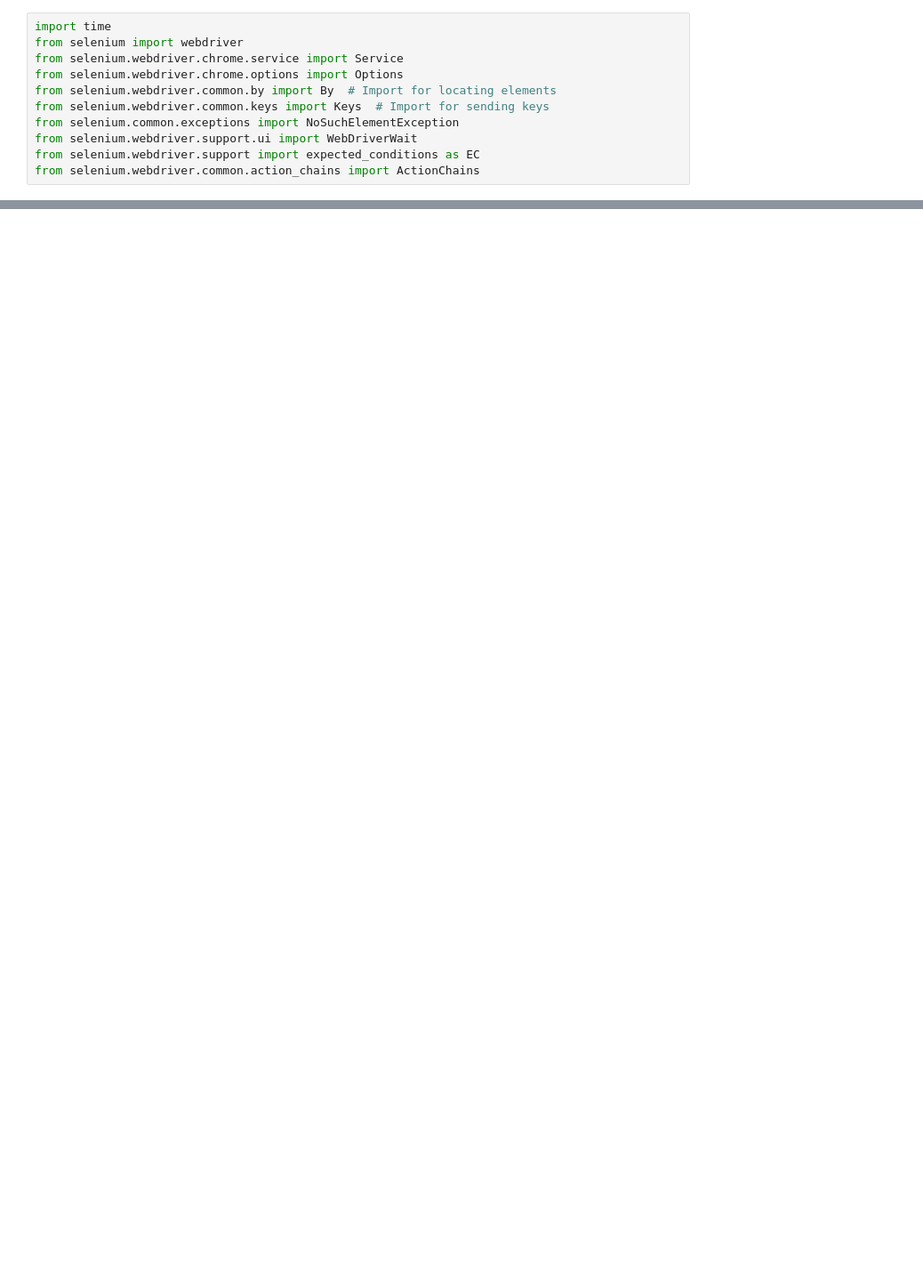
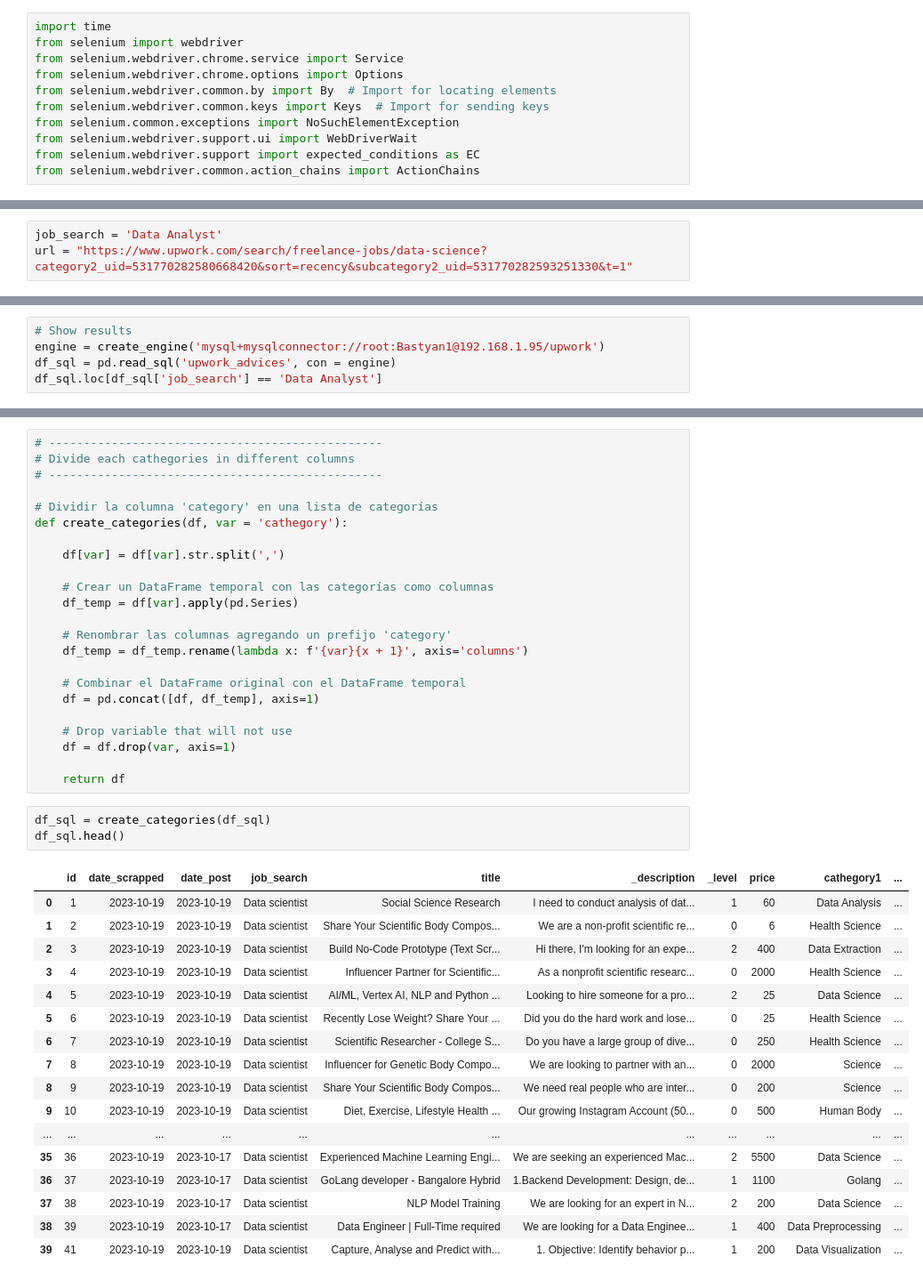
Before and after one commit to bastianbm7/upWork_scrap, a Jupyter notebook: Untitled.ipynb, the cells around one changed output, grey strips where cells are left out. Shown at 89% size. Saved outputs shown, nothing was run; the diff lists cells and outputs as text; blank space fills up the shorter version.

```diff
--- a/Untitled.ipynb
+++ b/Untitled.ipynb
@@ -214,0 +222,3 @@ df_scrapped.to_sql(name='upwork_advices', con=engine, if_exists='append', index=
+# %%
+job_search = 'Data Analyst'
+url = "https://www.upwork.com/search/freelance-jobs/data-science?category2_uid=531770282580668420&sort=recency&subcategory2_uid=531770282593251330&t=1"
@@ -214,0 +275,5 @@ df_scrapped.to_sql(name='upwork_advices', con=engine, if_exists='append', index=
+# %%
+# Show results
+engine = create_engine('mysql+mysqlconnector://root:Bastyan1@192.168.1.95/upwork')
+df_sql = pd.read_sql('upwork_advices', con = engine)
+df_sql.loc[df_sql['job_search'] == 'Data Analyst']
@@ -214,0 +284,44 @@ df_scrapped.to_sql(name='upwork_advices', con=engine, if_exists='append', index=
+# %%
+# ------------------------------------------------
+# Divide each cathegories in different columns
+# ------------------------------------------------
+
+# Dividir la columna 'category' en una lista de categorías
+def create_categories(df, var = 'cathegory'):
+
+    df[var] = df[var].str.split(',')
+
+    # Crear un DataFrame temporal con las categorías como columnas
+    df_temp = df[var].apply(pd.Series)
+
+    # Renombrar las columnas agregando un prefijo 'category'
+    df_temp = df_temp.rename(lambda x: f'{var}{x + 1}', axis='columns')
+
+    # Combinar el DataFrame original con el DataFrame temporal
+    df = pd.concat([df, df_temp], axis=1)
+
+    # Drop variable that will not use
+    df = df.drop(var, axis=1)
+
+    return df
+# %%
+df_sql = create_categories(df_sql)
+df_sql.head()
+# %% [output]
+|  | id | date_scrapped | date_post | job_search | title | _description | _level | price | cathegory1 | ... |
+| 0 | 1 | 2023-10-19 | 2023-10-19 | Data scientist | Social Science Research | I need to conduct analysis of dat... | 1 | 60 | Data Analysis | ... |
+| 1 | 2 | 2023-10-19 | 2023-10-19 | Data scientist | Share Your Scientific Body Compos... | We are a non-profit scientific re... | 0 | 6 | Health Science | ... |
+| 2 | 3 | 2023-10-19 | 2023-10-19 | Data scientist | Build No-Code Prototype (Text Scr... | Hi there, I'm looking for an expe... | 2 | 400 | Data Extraction | ... |
+| 3 | 4 | 2023-10-19 | 2023-10-19 | Data scientist | Influencer Partner for Scientific... | As a nonprofit scientific researc... | 0 | 2000 | Health Science | ... |
+| 4 | 5 | 2023-10-19 | 2023-10-19 | Data scientist | AI/ML, Vertex AI, NLP and Python ... | Looking to hire someone for a pro... | 2 | 25 | Data Science | ... |
+| 5 | 6 | 2023-10-19 | 2023-10-19 | Data scientist | Recently Lose Weight? Share Your ... | Did you do the hard work and lose... | 0 | 25 | Health Science | ... |
+| 6 | 7 | 2023-10-19 | 2023-10-19 | Data scientist | Scientific Researcher - College S... | Do you have a large group of dive... | 0 | 250 | Health Science | ... |
+| 7 | 8 | 2023-10-19 | 2023-10-19 | Data scientist | Influencer for Genetic Body Compo... | We are looking to partner with an... | 0 | 2000 | Science | ... |
+| 8 | 9 | 2023-10-19 | 2023-10-19 | Data scientist | Share Your Scientific Body Compos... | We need real people who are inter... | 0 | 200 | Science | ... |
+| 9 | 10 | 2023-10-19 | 2023-10-19 | Data scientist | Diet, Exercise, Lifestyle Health ... | Our growing Instagram Account (50... | 0 | 500 | Human Body | ... |
+| ... | ... | ... | ... | ... | ... | ... | ... | ... | ... | ... |
+| 35 | 36 | 2023-10-19 | 2023-10-17 | Data scientist | Experienced Machine Learning Engi... | We are seeking an experienced Mac... | 2 | 5500 | Data Science | ... |
+| 36 | 37 | 2023-10-19 | 2023-10-17 | Data scientist | GoLang developer - Bangalore Hybrid | 1.Backend Development: Design, de... | 1 | 1100 | Golang | ... |
+| 37 | 38 | 2023-10-19 | 2023-10-17 | Data scientist | NLP Model Training | We are looking for an expert in N... | 2 | 200 | Data Science | ... |
+| 38 | 39 | 2023-10-19 | 2023-10-17 | Data scientist | Data Engineer | Full-Time required | We are looking for a Data Enginee... | 1 | 400 | Data Preprocessing | ... |
+| 39 | 41 | 2023-10-19 | 2023-10-19 | Data scientist | Capture, Analyse and Predict with... | 1. Objective: Identify behavior p... | 1 | 200 | Data Visualization | ... |
```
Also changed, not shown: parts of 22 cells of this notebook.
